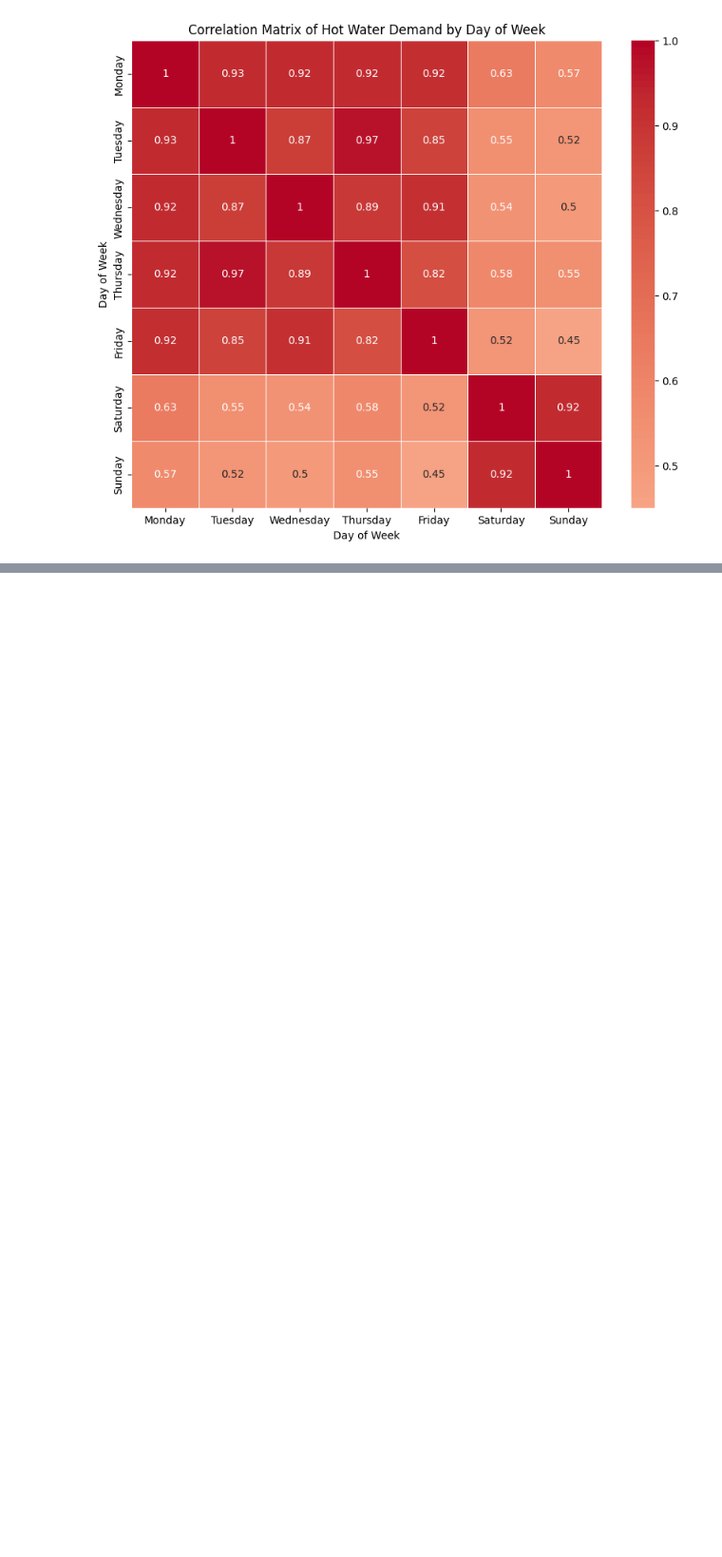
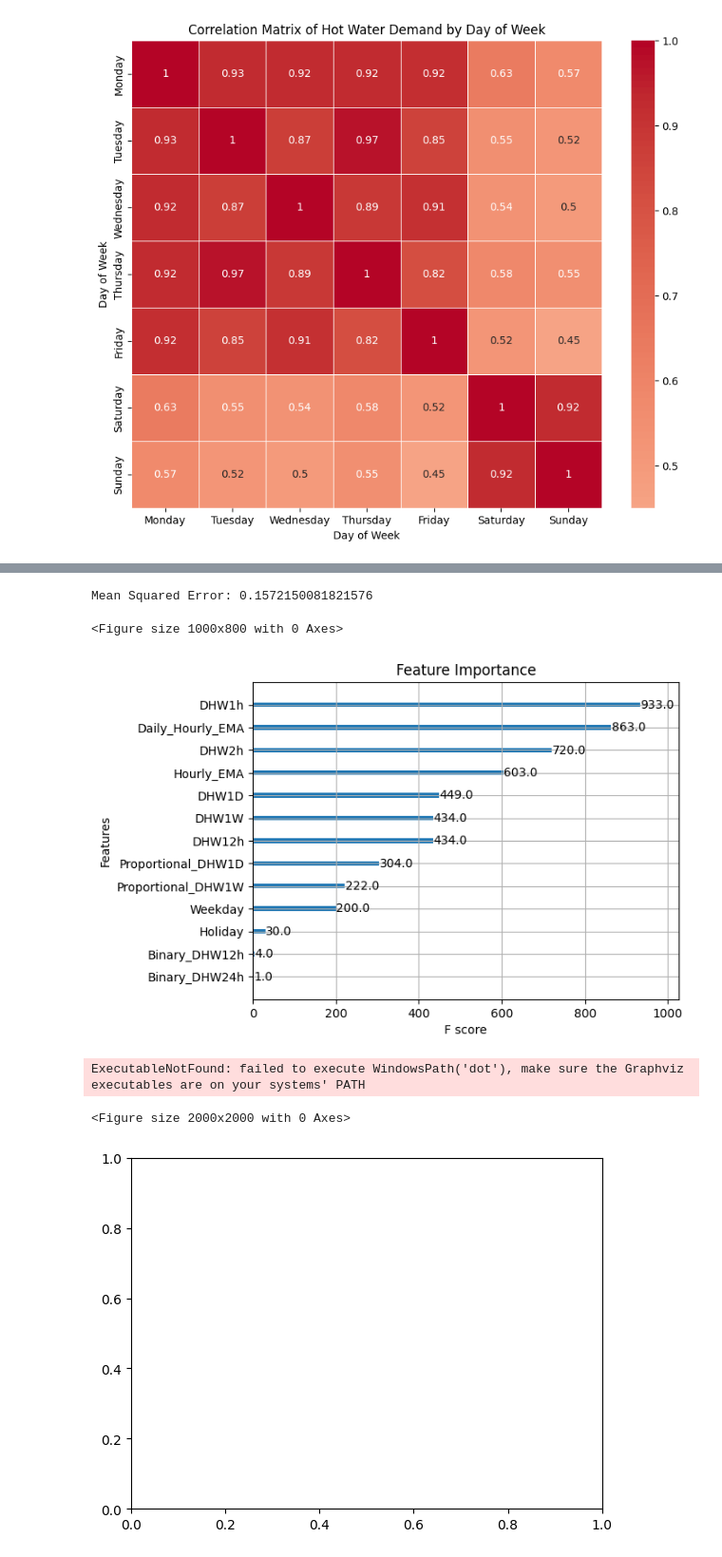
Before and after one commit to JadenFaste/Heidari-Analysis, a Jupyter notebook: Heidari.ipynb, the cells around one changed output, grey strips where cells are left out. Shown at 95% size. Cells and saved outputs as stored; diff of their text form; code cells hidden in the pictures; blank space fills up the shorter version.

Commit message:
XGBoost

```diff
--- a/Heidari.ipynb
+++ b/Heidari.ipynb
@@ -261,3 +261,49 @@ The number '1' appears 360 times in the 'Holiday' column.
 | 2022-05-22 23:00:00 | 0.609433 | 0.646467 | 1.963633 | 0.324800 | 0.070400 | NaN | 0.002465 | ... |
 | 2022-05-23 00:00:00 | 0.000000 | 0.609433 | 0.646467 | 1.321800 | 0.000000 | NaN | 0.000000 | ... |
 | 2022-05-23 01:00:00 | 0.000000 | 0.000000 | 0.609433 | 0.894533 | 0.000000 | NaN | 0.000000 | ... |
+# %%
+import pandas as pd
+import xgboost as xgb
+from sklearn.model_selection import train_test_split
+from sklearn.metrics import mean_squared_error
+import matplotlib.pyplot as plt
+import holidays
+
+hourly_data.dropna(inplace=True)
+
+# Define the target and features
+X = hourly_data.drop(columns=['VFR_HotTank_WaterDraw_FlowRate_gpm'])
+y = hourly_data['VFR_HotTank_WaterDraw_FlowRate_gpm']
+
+# Split the data into training and testing sets
+X_train, X_test, y_train, y_test = train_test_split(X, y, test_size=0.2, random_state=42)
+
+# Create and train the XGBoost model
+model = xgb.XGBRegressor(objective='reg:squarederror', random_state=42)
+model.fit(X_train, y_train)
+
+# Make predictions
+y_pred = model.predict(X_test)
+
+# Evaluate the model
+mse = mean_squared_error(y_test, y_pred)
+print(f"Mean Squared Error: {mse}")
+
+# Plot feature importance
+plt.figure(figsize=(10, 8))
+xgb.plot_importance(model)
+plt.title('Feature Importance')
+plt.show()
+
+# Plot the first tree in the model
+plt.figure(figsize=(20, 20))
+xgb.plot_tree(model, num_trees=0)
+plt.title('Tree 0')
+plt.show()
+# %% [output]
+Mean Squared Error: 0.1572150081821576
+<Figure size 1000x800 with 0 Axes>
+[figure, added]
+ExecutableNotFound: failed to execute WindowsPath('dot'), make sure the Graphviz executables are on your systems' PATH
+<Figure size 2000x2000 with 0 Axes>
+[figure, added]
```
